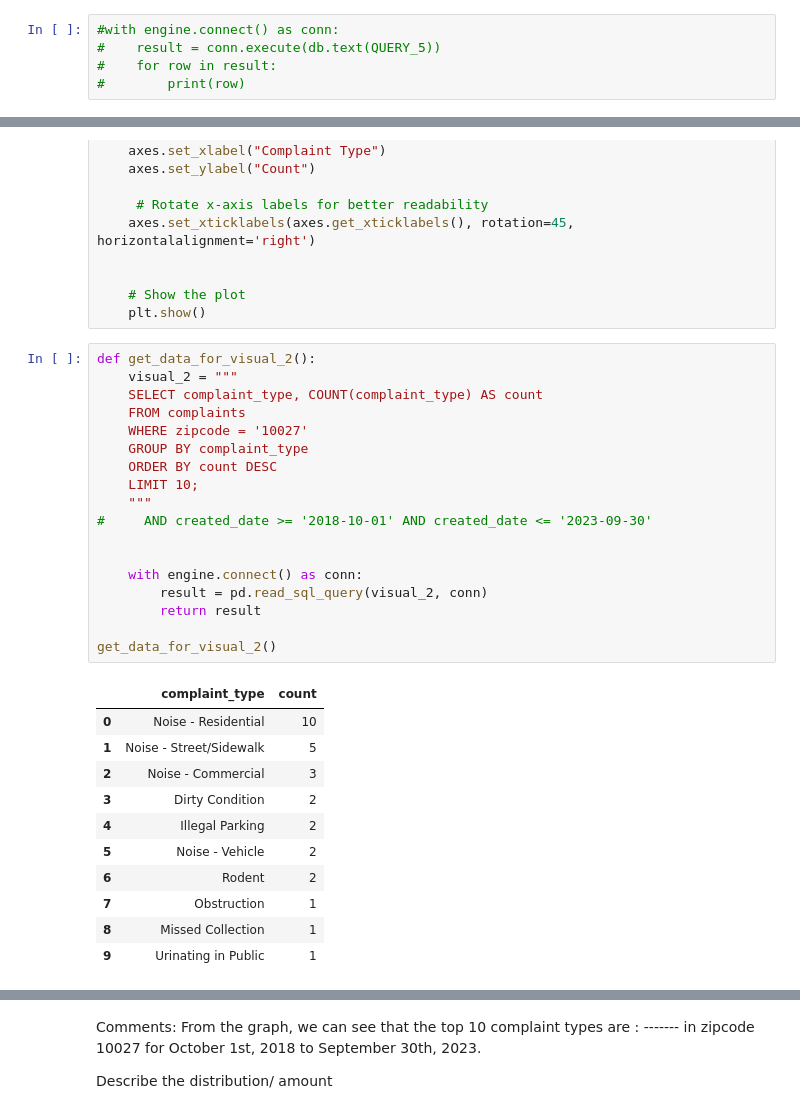
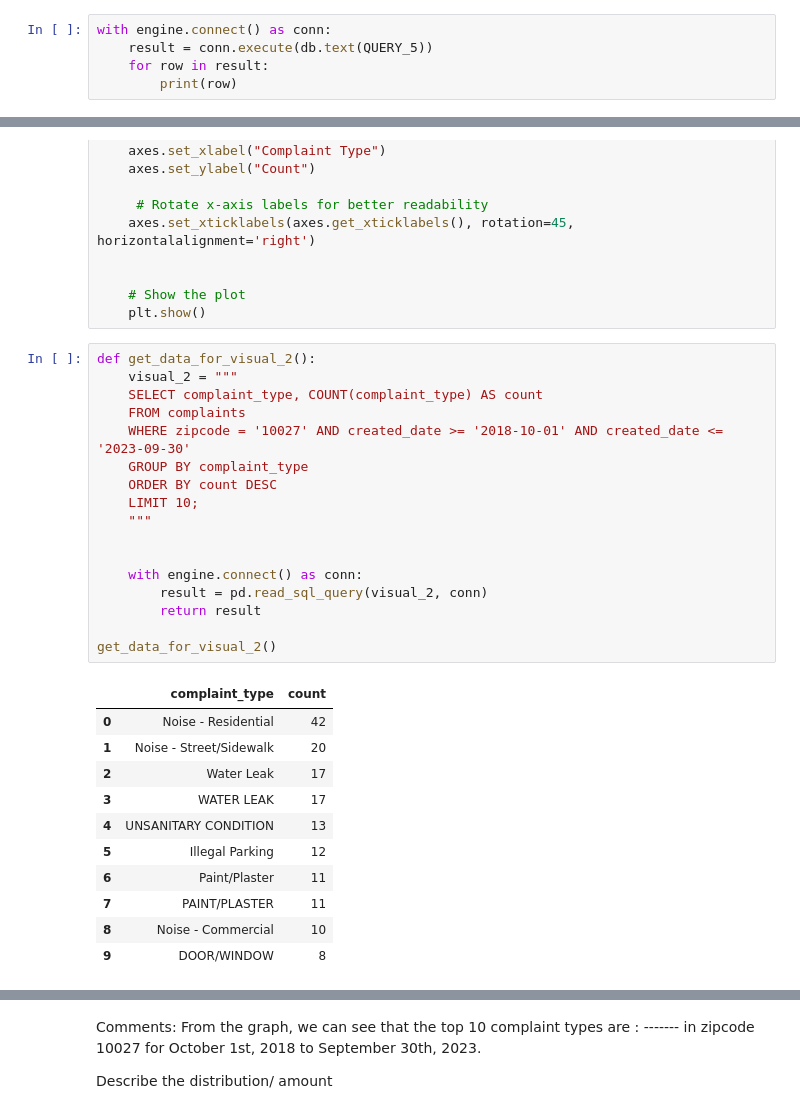
Before and after one commit to JiYu-Ella/Final_Project, a Jupyter notebook: Final Report.ipynb, the cells around one changed output, grey strips where cells are left out. Saved outputs shown, nothing was run; the diff lists cells and outputs as text.

```diff
--- a/Final Report.ipynb
+++ b/Final Report.ipynb
@@ -837,8 +832,8 @@ LIMIT 10;
 
 """
 # %%
-#with engine.connect() as conn:
-#    result = conn.execute(db.text(QUERY_5))
-#    for row in result:
-#        print(row)
+with engine.connect() as conn:
+    result = conn.execute(db.text(QUERY_5))
+    for row in result:
+        print(row)
 # %%
@@ -975,33 +977,32 @@ def plot_common_complaints(dataframe):
 # %%
 def get_data_for_visual_2():
     visual_2 = """
     SELECT complaint_type, COUNT(complaint_type) AS count
     FROM complaints
-    WHERE zipcode = '10027'
+    WHERE zipcode = '10027' AND created_date >= '2018-10-01' AND created_date <= '2023-09-30'
     GROUP BY complaint_type
     ORDER BY count DESC
     LIMIT 10;
     """
-#     AND created_date >= '2018-10-01' AND created_date <= '2023-09-30'
 
 
     with engine.connect() as conn:
         result = pd.read_sql_query(visual_2, conn)
         return result
 
 get_data_for_visual_2()
 # %% [output]
 |  | complaint_type | count |
-| 0 | Noise - Residential | 10 |
-| 1 | Noise - Street/Sidewalk | 5 |
-| 2 | Noise - Commercial | 3 |
-| 3 | Dirty Condition | 2 |
-| 4 | Illegal Parking | 2 |
-| 5 | Noise - Vehicle | 2 |
-| 6 | Rodent | 2 |
-| 7 | Obstruction | 1 |
-| 8 | Missed Collection | 1 |
-| 9 | Urinating in Public | 1 |
+| 0 | Noise - Residential | 42 |
+| 1 | Noise - Street/Sidewalk | 20 |
+| 2 | Water Leak | 17 |
+| 3 | WATER LEAK | 17 |
+| 4 | UNSANITARY CONDITION | 13 |
+| 5 | Illegal Parking | 12 |
+| 6 | Paint/Plaster | 11 |
+| 7 | PAINT/PLASTER | 11 |
+| 8 | Noise - Commercial | 10 |
+| 9 | DOOR/WINDOW | 8 |
 # %%
 some_dataframe = get_data_for_visual_2()
 plot_common_complaints(some_dataframe)
```
Also changed, not shown: parts of 33 cells of this notebook.
